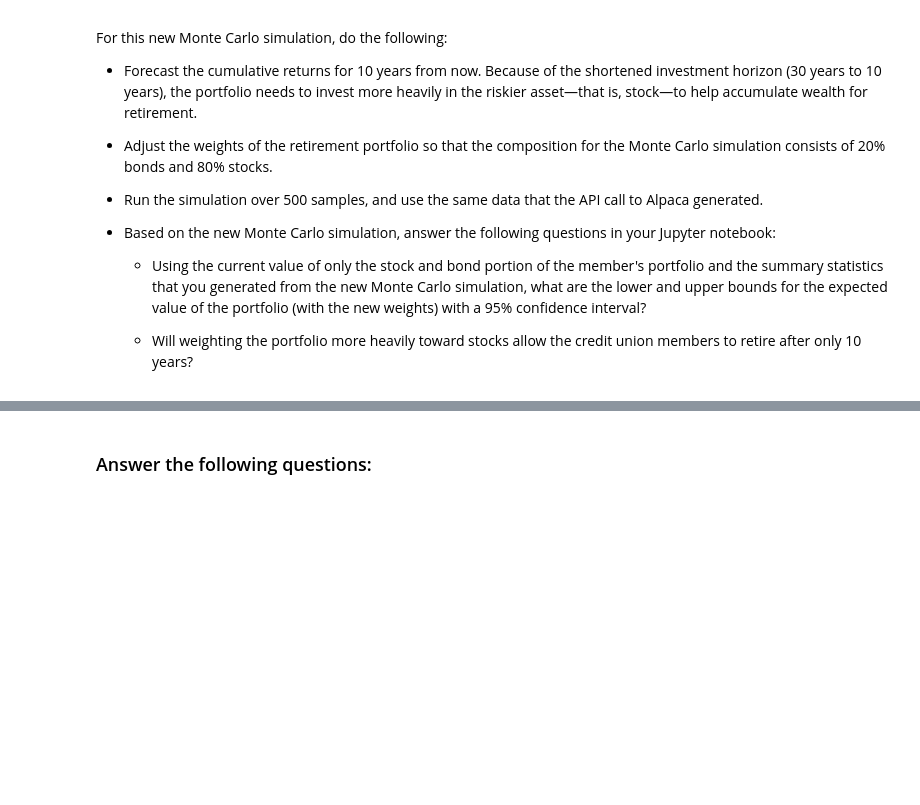
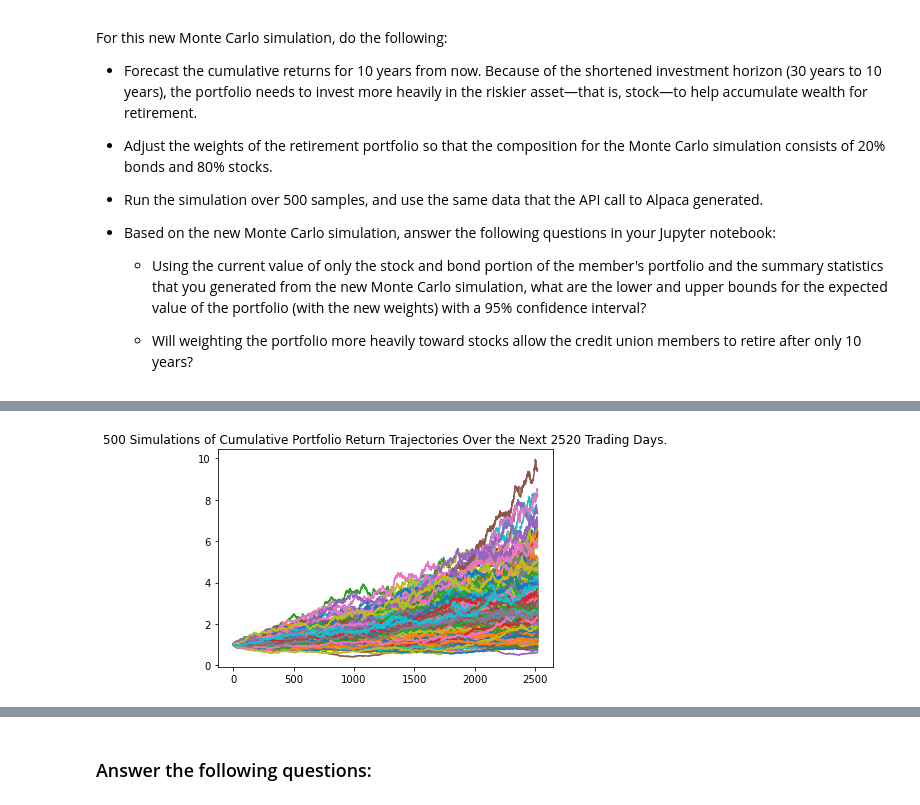
Before and after one commit to martycodes333/Financial_Planning_with_Monte_Carlo, a Jupyter notebook: financial_planning_tools.ipynb, the cells around one changed output, grey strips where cells are left out. Saved outputs shown, nothing was run; the diff lists cells and outputs as text; code cells hidden in the pictures; blank space fills up the shorter version.

```diff
--- a/financial_planning_tools.ipynb
+++ b/financial_planning_tools.ipynb
@@ -447,7 +687,10 @@ For this new Monte Carlo simulation, do the following:
 # Configure a Monte Carlo simulation to forecast 10 years cumulative returns
 # The weights should be split 20% to AGG and 80% to SPY.
 # Run 500 samples.
-# YOUR CODE HERE
+MC_tenyear =  MCSimulation(portfolio_data=stock_final_df,
+                            weights=[.20, .80],
+                            num_simulation=500,
+                            num_trading_days= 252*10)
 
 # Review the simulation input data
-# YOUR CODE HERE
+MC_tenyear
@@ -457,7 +733,10 @@ For this new Monte Carlo simulation, do the following:
 # %%
 # Visualize the 10-year Monte Carlo simulation by creating an
 # overlay line plot
-# YOUR CODE HERE
+mc_sim_line_plot_ten = MC_tenyear.plot_simulation()
+mc_sim_line_plot_ten.get_figure().savefig('MC_tenyear_sim_plot.png',bbox_inches='tight')
+# %% [output]
+[figure, added]
 # %%
 # Visualize the probability distribution of the 10-year Monte Carlo simulation
 # by plotting a histogram
```
Also changed, not shown: parts of 41 cells of this notebook, 6 other files.
